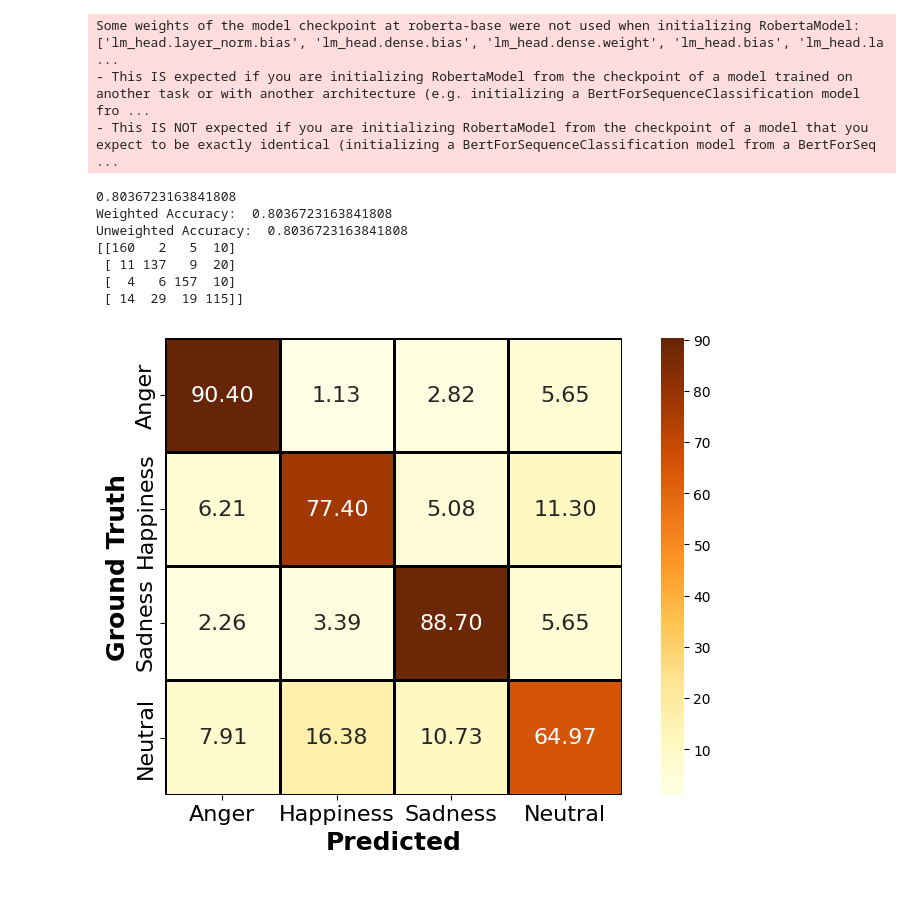
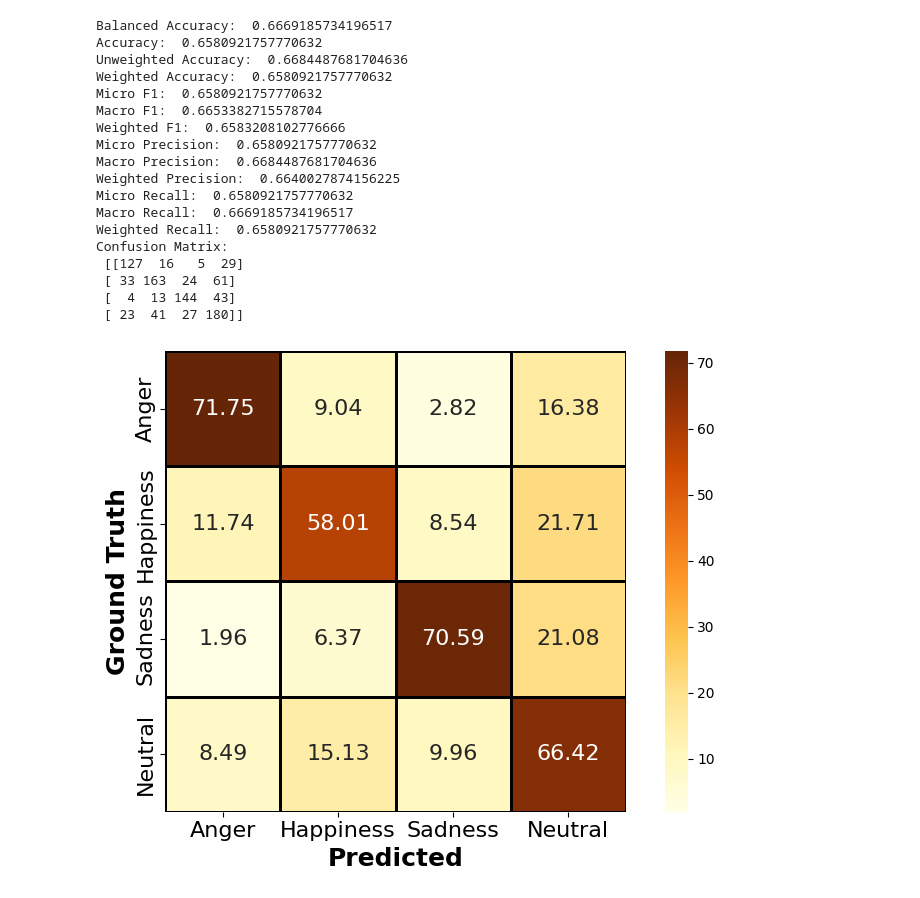
Before and after one commit to tpnam0901/3m-ser, a Jupyter notebook: notebooks/confusion_matrix.ipynb, the cells around one changed output. Drawn from its saved outputs; the diff is of its cells as text; code cells hidden in the pictures.

Commit message:
feat: add f1_score, precision, recall

```diff
--- a/notebooks/confusion_matrix.ipynb
+++ b/notebooks/confusion_matrix.ipynb
@@ -20,4 +18,11 @@ from tqdm.auto import tqdm
 import numpy as np
 from models import networks
 from transformers import BertTokenizer, RobertaTokenizer
+# %%
+from collections import Counter
+def calculate_accuracy(y_pred, y_true):
+    class_weights = {cls: 1.0/count for cls, count in Counter(y_true).items()}
+    wa = balanced_accuracy_score(y_true, y_pred, sample_weight=[class_weights[cls] for cls in y_true])
+    ua = accuracy_score(y_true, y_pred)
+    return wa, ua
 # %%
@@ -266,18 +121,33 @@ Unweighted Accuracy:  0.5884244372990354
-# %%
-from configs.roberta_wav2vec2_balance import Config as roberta_wav2vec2_balance
-opt = roberta_wav2vec2_balance()
-checkpoint_path = "checkpoints/roberta_wav2vec2_balance/20230720-105727/weights/best_acc/checkpoint_0.pt"
-tokenizer = RobertaTokenizer.from_pretrained("roberta-base")
-eval(opt, checkpoint_path, tokenizer)
-# %% [output]
-Some weights of the model checkpoint at roberta-base were not used when initializing RobertaModel: ['lm_head.layer_norm.bias', 'lm_head.dense.bias', 'lm_head.dense.weight', 'lm_head.bias', 'lm_head.la ...
-- This IS expected if you are initializing RobertaModel from the checkpoint of a model trained on another task or with another architecture (e.g. initializing a BertForSequenceClassification model fro ...
-- This IS NOT expected if you are initializing RobertaModel from the checkpoint of a model that you expect to be exactly identical (initializing a BertForSequenceClassification model from a BertForSeq ...
-0.8036723163841808
-Weighted Accuracy:  0.8036723163841808
-Unweighted Accuracy:  0.8036723163841808
-[[160   2   5  10]
- [ 11 137   9  20]
- [  4   6 157  10]
- [ 14  29  19 115]]
-[figure, removed]
+# %%
+from configs.base import Config
+checkpoint_path = "/home/kuhaku/Code/EmotionClassification/code/3m-ser-private/scripts/checkpoints/audio_only/audio_wavlm_cel_v2/20230904-093013"
+opt_path = os.path.join(checkpoint_path,"opt.log")
+ckpt_path = os.path.join(checkpoint_path,"weights/best_acc/checkpoint_0_0.pt")
+opt = Config()
+opt.load(opt_path)
+# Set dataset path
+opt.data_root="/home/kuhaku/Code/EmotionClassification/code/3m-ser-private/scripts/data/IEMOCAP/"
+
+# tokenizer = RobertaTokenizer.from_pretrained("roberta-base")
+tokenizer = BertTokenizer.from_pretrained("bert-base-uncased")
+eval(opt, ckpt_path, tokenizer, v2=True)
+# %% [output]
+Balanced Accuracy:  0.6669185734196517
+Accuracy:  0.6580921757770632
+Unweighted Accuracy:  0.6684487681704636
+Weighted Accuracy:  0.6580921757770632
+Micro F1:  0.6580921757770632
+Macro F1:  0.6653382715578704
+Weighted F1:  0.6583208102776666
+Micro Precision:  0.6580921757770632
+Macro Precision:  0.6684487681704636
+Weighted Precision:  0.6640027874156225
+Micro Recall:  0.6580921757770632
+Macro Recall:  0.6669185734196517
+Weighted Recall:  0.6580921757770632
+Confusion Matrix:
+ [[127  16   5  29]
+ [ 33 163  24  61]
+ [  4  13 144  43]
+ [ 23  41  27 180]]
+[figure, added]
```
Also changed, not shown: parts of 13 cells of this notebook, 2 other files.
